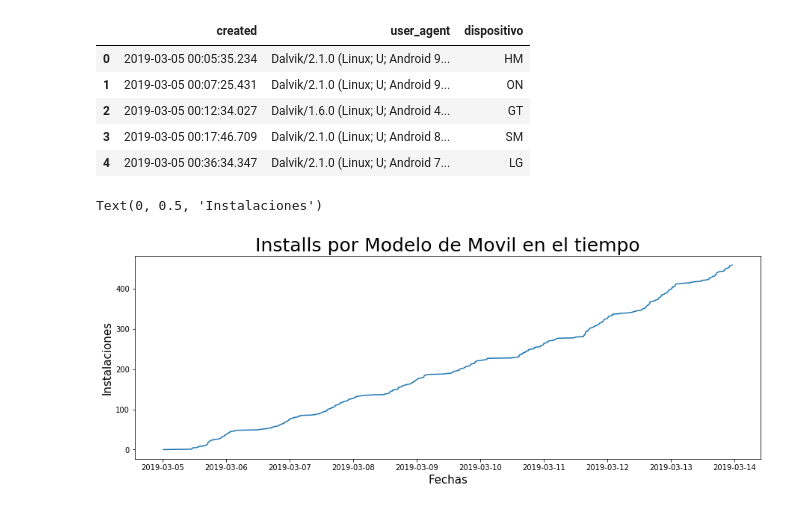
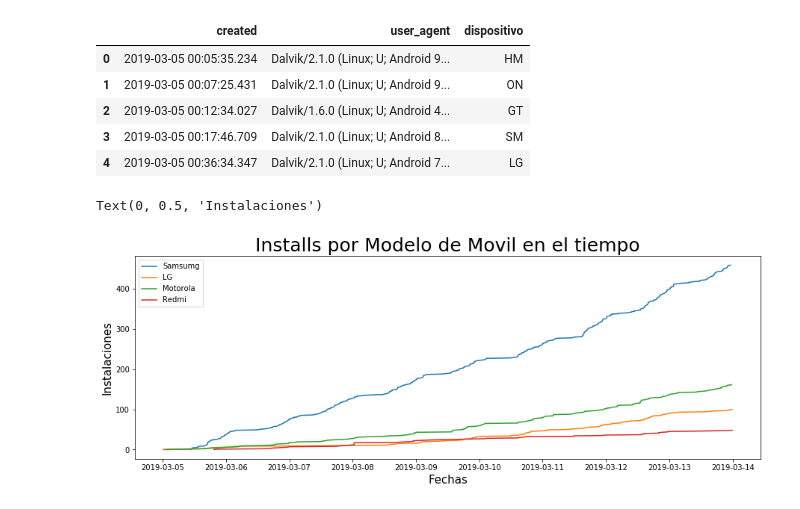
Before and after one commit to EscobarMariaSol/Organizacion-de-datos, a Jupyter notebook: Análisis de User Agents.ipynb, the cells around one changed output. Cells and saved outputs as stored; diff of their text form; code cells hidden in the pictures.

Commit message:
actualizando grafico de evolucion de instalaciones por modelo de dispositivo

```diff
--- a/Análisis de User Agents.ipynb
+++ b/Análisis de User Agents.ipynb
@@ -246,12 +244,19 @@ group.head(5)
 sm = group[group['dispositivo'].str.contains('SM', case=False, na=False, regex=True)].reset_index()
 # %%
 lg = group[group['dispositivo'].str.contains('LG', case=False, na=False, regex=True)].reset_index()
+# %%
+mo = group[group['dispositivo'].str.contains('MO', case=False, na=False, regex=True)].reset_index()
+# %%
+re = group[group['dispositivo'].str.contains('Re', case=False, na=False, regex=True)].reset_index()
 # %%
 plt.figure(figsize=(15,5))
-plot1 = sns.lineplot(x = sm.created, y = sm.index)
+plot1 = sns.lineplot(x = sm.created, y = sm.index, label='Samsumg', markers=True, dashes=True )
+plot1 = sns.lineplot(x = lg.created, y = lg.index, label='LG', markers=True, dashes=True )
+plot1 = sns.lineplot(x = mo.created, y = mo.index, label='Motorola', markers=True, dashes=True )
+plot1 = sns.lineplot(x = re.created, y = re.index, label='Redmi', markers=True, dashes=True )
 plot1.set_title("Installs por Modelo de Movil en el tiempo", fontsize = 25)
 plot1.set_xlabel("Fechas", fontsize = 15)
 plot1.set_ylabel("Instalaciones", fontsize = 15)
 # %% [output]
 Text(0, 0.5, 'Instalaciones')
-[figure, old version]
+[figure, new version]
```
Also changed, not shown: parts of 2 cells of this notebook.
